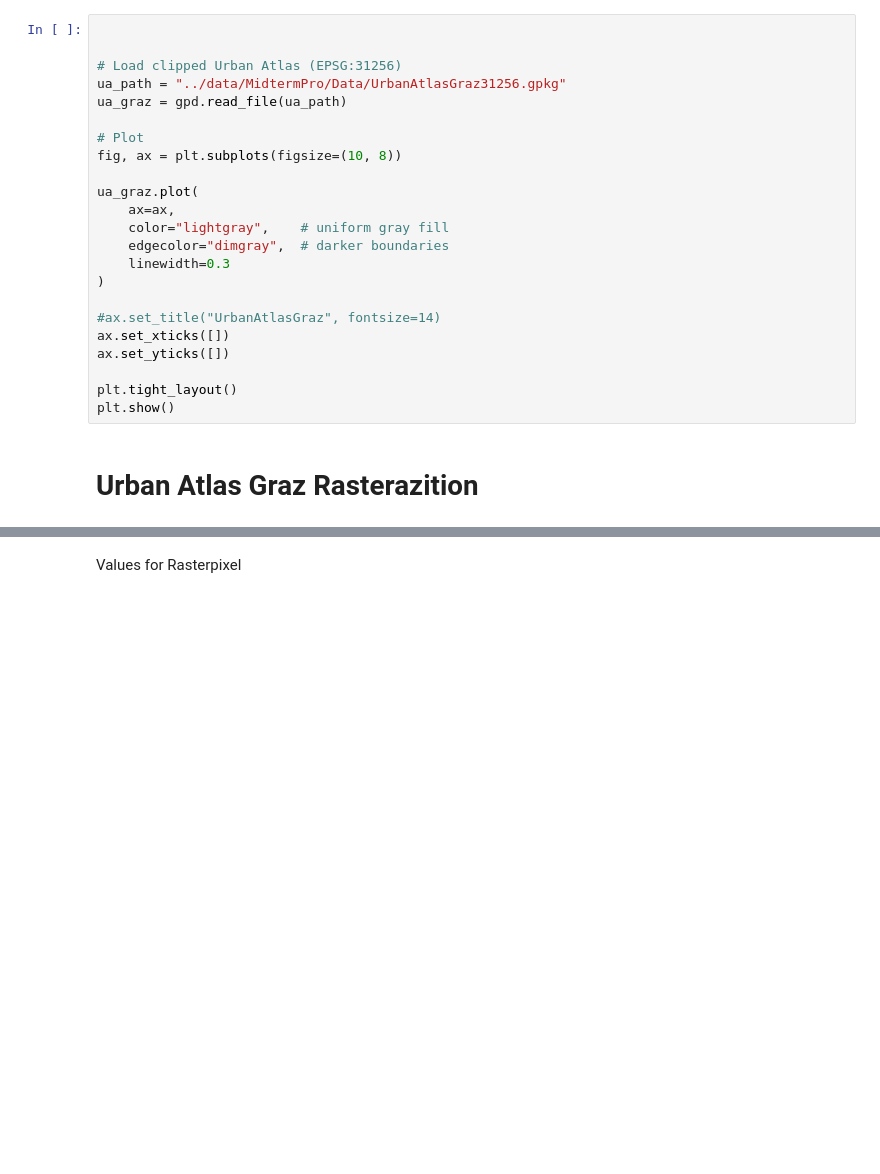
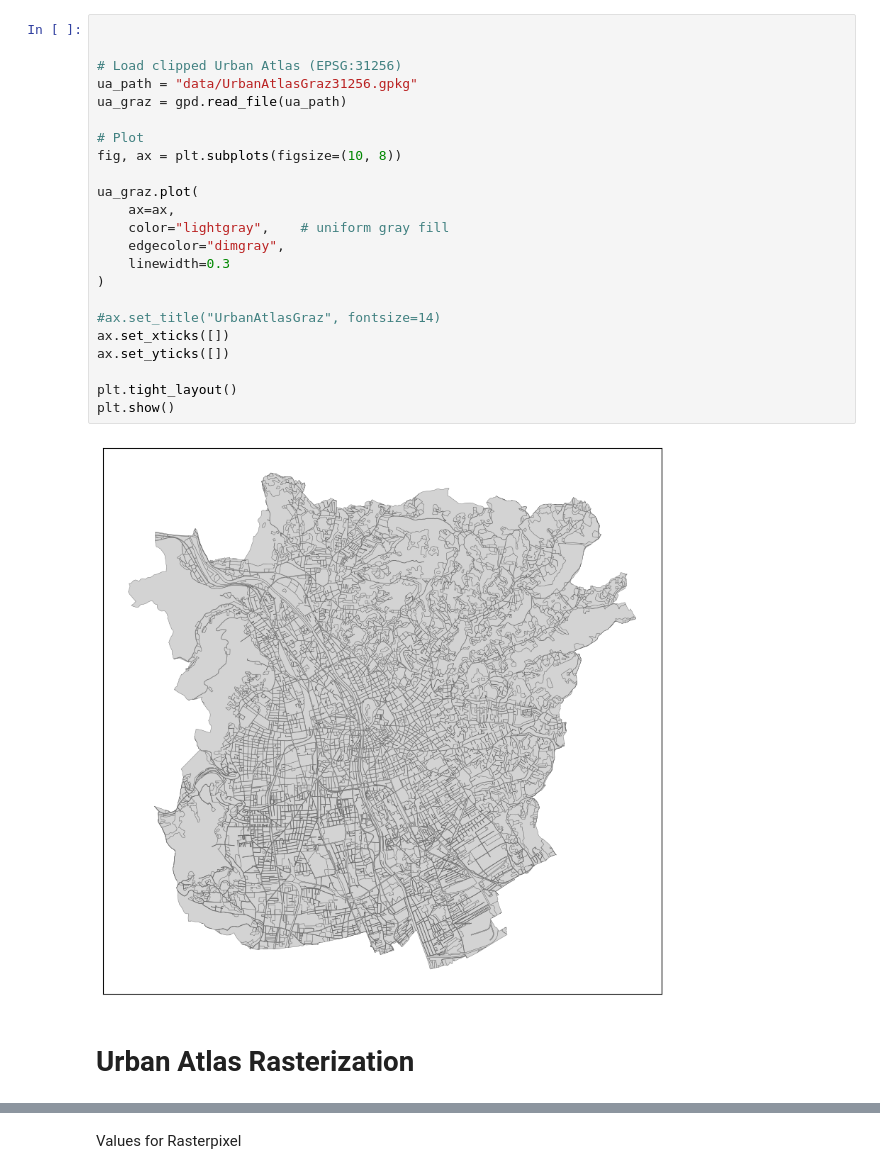
Before and after one commit to heinrichstrasse/GST.200B_MidtermPro, a Jupyter notebook: midtermpro_G5.ipynb, the cells around one changed output, grey strips where cells are left out. Saved outputs shown, nothing was run; the diff lists cells and outputs as text; blank space fills up the shorter version.

```diff
--- a/midtermpro_G5.ipynb
+++ b/midtermpro_G5.ipynb
@@ -237,28 +248,30 @@ Clipped Urban Atlas saved to: ../data/MidtermPro/Data/OutputIPYNB/UrbanAtlasGraz
 # %%
 
 
 # Load clipped Urban Atlas (EPSG:31256)
-ua_path = "../data/MidtermPro/Data/UrbanAtlasGraz31256.gpkg"
+ua_path = "data/UrbanAtlasGraz31256.gpkg"
 ua_graz = gpd.read_file(ua_path)
 
 # Plot
 fig, ax = plt.subplots(figsize=(10, 8))
 
 ua_graz.plot(
     ax=ax,
     color="lightgray",    # uniform gray fill
-    edgecolor="dimgray",  # darker boundaries
+    edgecolor="dimgray",
     linewidth=0.3
 )
 
 #ax.set_title("UrbanAtlasGraz", fontsize=14)
 ax.set_xticks([])
 ax.set_yticks([])
 
 plt.tight_layout()
 plt.show()
+# %% [output]
+[figure, added]
 # %% [markdown]
-# Urban Atlas Graz Rasterazition
+# Urban Atlas Rasterization
 # %%
 
 
```
Also changed, not shown: parts of 35 cells of this notebook, 1 other file.
